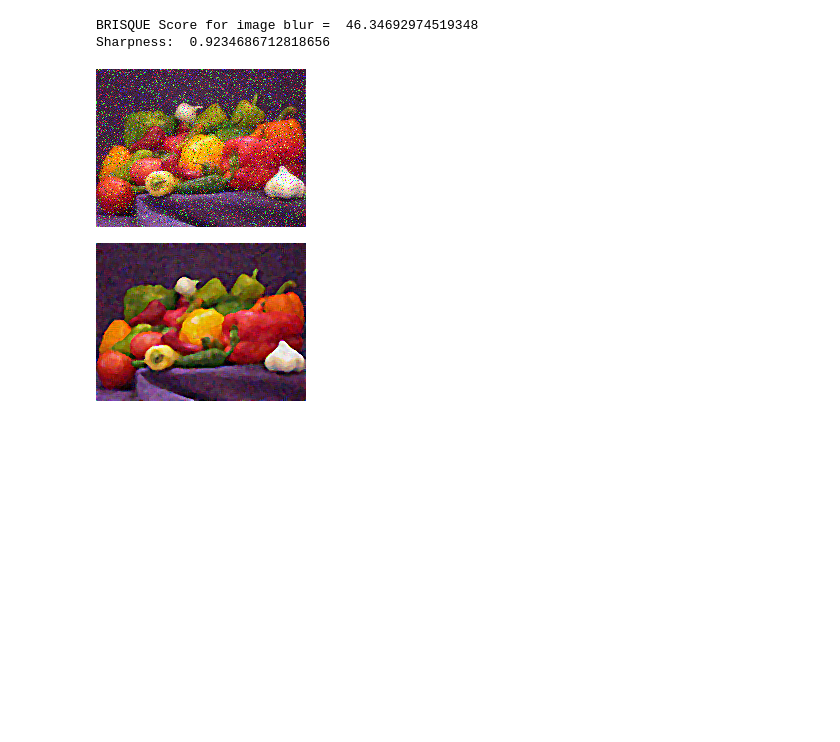
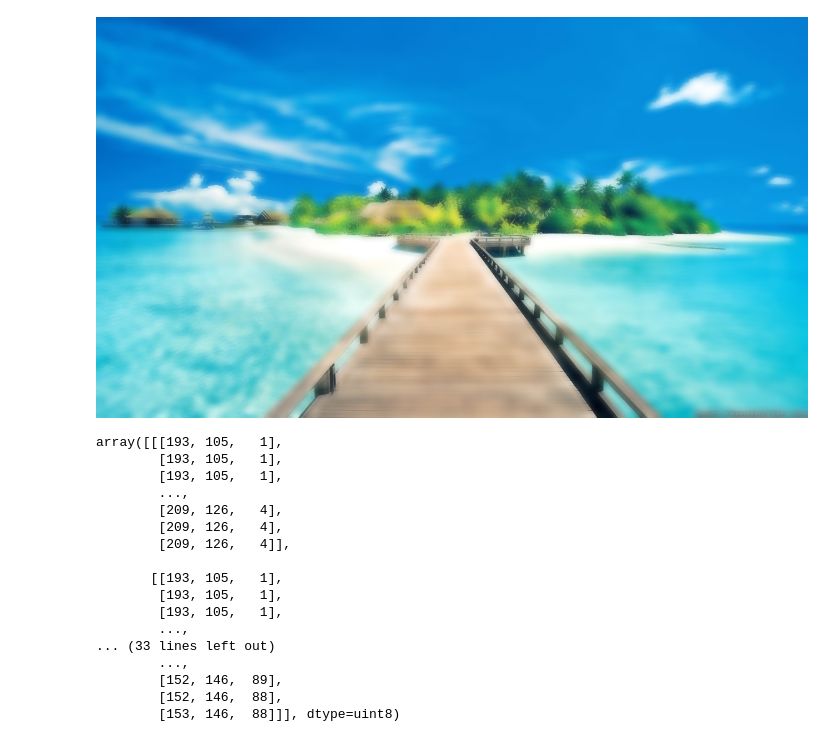
Before and after one commit to adewoleopeyemi/NrMetricsProject, a Jupyter notebook: NRMetricsExperiment.ipynb, the cells around one changed output. Drawn from its saved outputs; the diff is of its cells as text; code cells hidden in the pictures; blank space fills up the shorter version.

```diff
--- a/NRMetricsExperiment.ipynb
+++ b/NRMetricsExperiment.ipynb
@@ -220,11 +266,25 @@ class NR_METRICS():
       #uncomment this line to return metrics
       #return (img, sharpened_img, {"original_image_BRISQUE_SCORE":self.get_BRISQUE_score(img),"Processed_image_BRISQUE_score": self.get_BRISQUE_score(sharpened_img)});
 # %%
-result = NR_METRICS("/content/noise6.jpg", noisy  = True, foggy=False, blurry=False)
+result = NR_METRICS("/content/drive/My Drive/clear.jpg", noisy  = False, foggy=True, blurry=False)
 # %%
-result.main()
+result.apply_median_blur()
 # %% [output]
+[figure, new version]
-BRISQUE Score for image blur =  46.34692974519348
-Sharpness:  0.9234686712818656
+array([[[193, 105,   1],
+        [193, 105,   1],
+        [193, 105,   1],
+        ...,
+        [209, 126,   4],
+        [209, 126,   4],
+        [209, 126,   4]],
+
+       [[193, 105,   1],
+        [193, 105,   1],
+        [193, 105,   1],
+        ...,
+... (33 lines left out)
+        ...,
+        [152, 146,  89],
+        [152, 146,  88],
+        [153, 146,  88]]], dtype=uint8)
-[figure, old version]
-[figure, removed]
```
Also changed, not shown: parts of 3 cells of this notebook.
